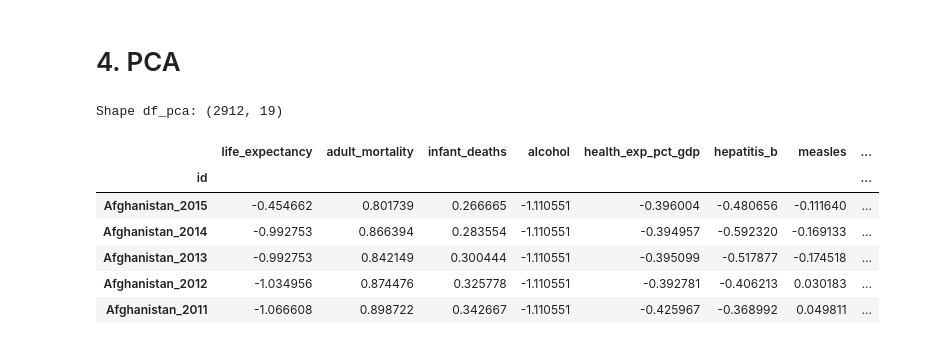
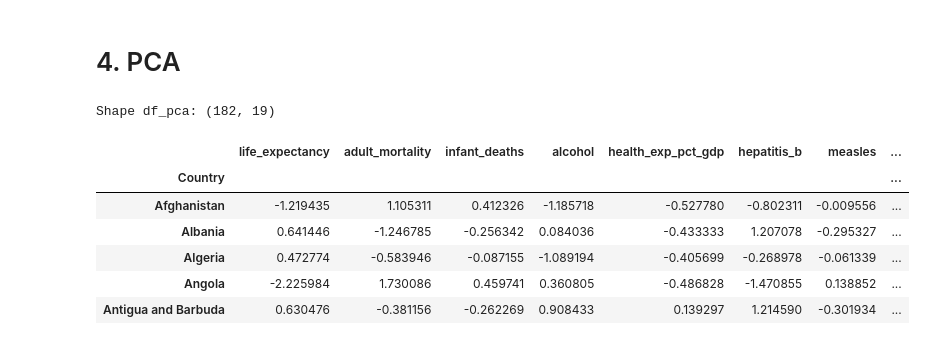
Before and after one commit to darc-17/Sandbox_HE2_DavidRodriguez, a Jupyter notebook: Taller 1/Punto 2. Regresión para Consultoría en Desarrollo Global/preprocesamiento_punto2.ipynb, the cells around one changed output. Cells and saved outputs as stored; diff of their text form; code cells hidden in the pictures.

```diff
--- a/Taller 1/Punto 2. Regresión para Consultoría en Desarrollo Global/preprocesamiento_punto2.ipynb
+++ b/Taller 1/Punto 2. Regresión para Consultoría en Desarrollo Global/preprocesamiento_punto2.ipynb
@@ -2098,28 +2098,32 @@ Missings totales en columnas del df: 0
 # %%
 # Preprocesamiento PCA
 
 from sklearn.preprocessing import StandardScaler
 
 cols_excluir = [
-    "Country", "Year", "develop_status",
+    "id", "Year", "develop_status",
 ]
 
-df_pca = df.drop(columns=cols_excluir).copy().set_index("id")
+df_pca = (
+    df.drop(columns=cols_excluir)
+    .groupby("Country")
+    .mean()
+)
 
 scaler = StandardScaler()
 df_pca[df_pca.columns] = scaler.fit_transform(df_pca)
 
 print(f"Shape df_pca: {df_pca.shape}")
 display(df_pca.head())
 # %% [output]
-Shape df_pca: (2912, 19)
+Shape df_pca: (182, 19)
 |  | life_expectancy | adult_mortality | infant_deaths | alcohol | health_exp_pct_gdp | hepatitis_b | measles | ... |
-| id |  |  |  |  |  |  |  | ... |
-| Afghanistan_2015 | -0.454662 | 0.801739 | 0.266665 | -1.110551 | -0.396004 | -0.480656 | -0.111640 | ... |
-| Afghanistan_2014 | -0.992753 | 0.866394 | 0.283554 | -1.110551 | -0.394957 | -0.592320 | -0.169133 | ... |
-| Afghanistan_2013 | -0.992753 | 0.842149 | 0.300444 | -1.110551 | -0.395099 | -0.517877 | -0.174518 | ... |
-| Afghanistan_2012 | -1.034956 | 0.874476 | 0.325778 | -1.110551 | -0.392781 | -0.406213 | 0.030183 | ... |
-| Afghanistan_2011 | -1.066608 | 0.898722 | 0.342667 | -1.110551 | -0.425967 | -0.368992 | 0.049811 | ... |
+| Country |  |  |  |  |  |  |  | ... |
+| Afghanistan | -1.219435 | 1.105311 | 0.412326 | -1.185718 | -0.527780 | -0.802311 | -0.009556 | ... |
+| Albania | 0.641446 | -1.246785 | -0.256342 | 0.084036 | -0.433333 | 1.207078 | -0.295327 | ... |
+| Algeria | 0.472774 | -0.583946 | -0.087155 | -1.089194 | -0.405699 | -0.268978 | -0.061339 | ... |
+| Angola | -2.225984 | 1.730086 | 0.459741 | 0.360805 | -0.486828 | -1.470855 | 0.138852 | ... |
+| Antigua and Barbuda | 0.630476 | -0.381156 | -0.262269 | 0.908433 | 0.139297 | 1.214590 | -0.301934 | ... |
 # %%
 from sklearn.decomposition import PCA
 
```
Also changed, not shown: parts of 3 cells of this notebook, 1 other file.
